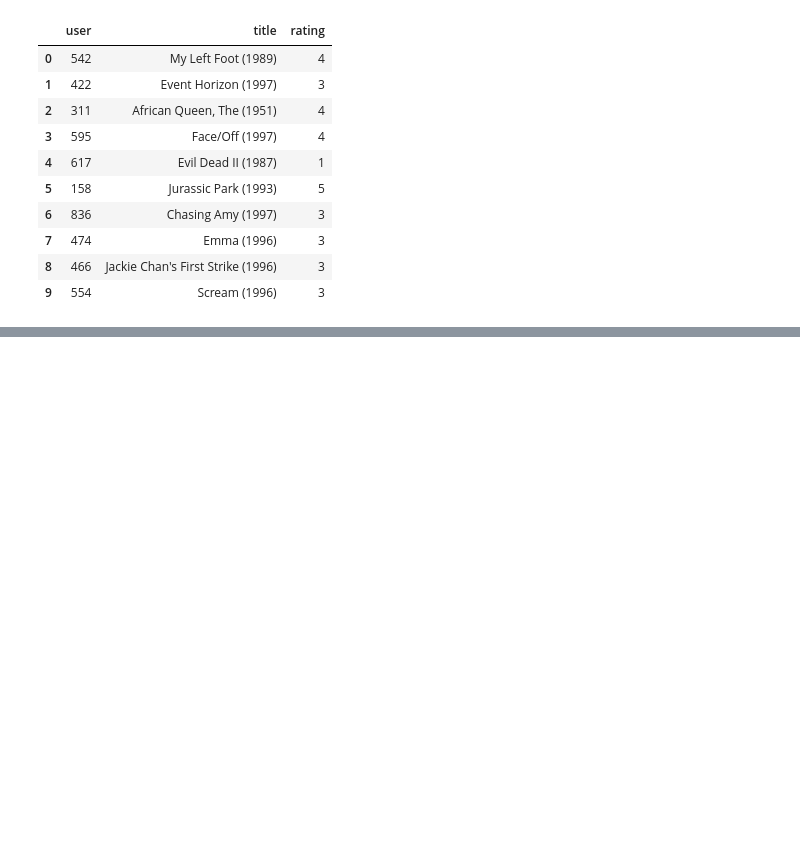
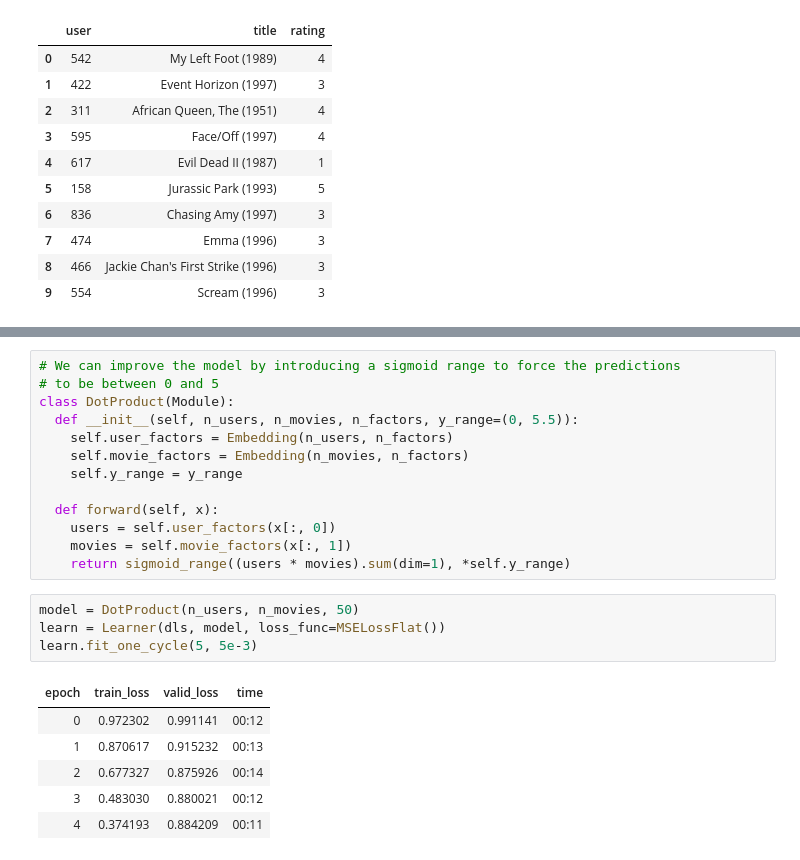
Before and after one commit to bachaudhry/FastAI-22-23, a Jupyter notebook: FastAI_2022_Collaborative_Filtering.ipynb, the cells around one changed output, grey strips where cells are left out. Drawn from its saved outputs; the diff is of its cells as text; blank space fills up the shorter version.

```diff
--- a/FastAI_2022_Collaborative_Filtering.ipynb
+++ b/FastAI_2022_Collaborative_Filtering.ipynb
@@ -94,0 +147,24 @@ dls.show_batch()
+# %%
+# We can improve the model by introducing a sigmoid range to force the predictions
+# to be between 0 and 5
+class DotProduct(Module):
+  def __init__(self, n_users, n_movies, n_factors, y_range=(0, 5.5)):
+    self.user_factors = Embedding(n_users, n_factors)
+    self.movie_factors = Embedding(n_movies, n_factors)
+    self.y_range = y_range
+
+  def forward(self, x):
+    users = self.user_factors(x[:, 0])
+    movies = self.movie_factors(x[:, 1])
+    return sigmoid_range((users * movies).sum(dim=1), *self.y_range)
+# %%
+model = DotProduct(n_users, n_movies, 50)
+learn = Learner(dls, model, loss_func=MSELossFlat())
+learn.fit_one_cycle(5, 5e-3)
+# %% [output]
+| epoch | train_loss | valid_loss | time |
+| 0 | 0.972302 | 0.991141 | 00:12 |
+| 1 | 0.870617 | 0.915232 | 00:13 |
+| 2 | 0.677327 | 0.875926 | 00:14 |
+| 3 | 0.483030 | 0.880021 | 00:12 |
+| 4 | 0.374193 | 0.884209 | 00:11 |
```
Also changed, not shown: parts of 7 cells of this notebook.
